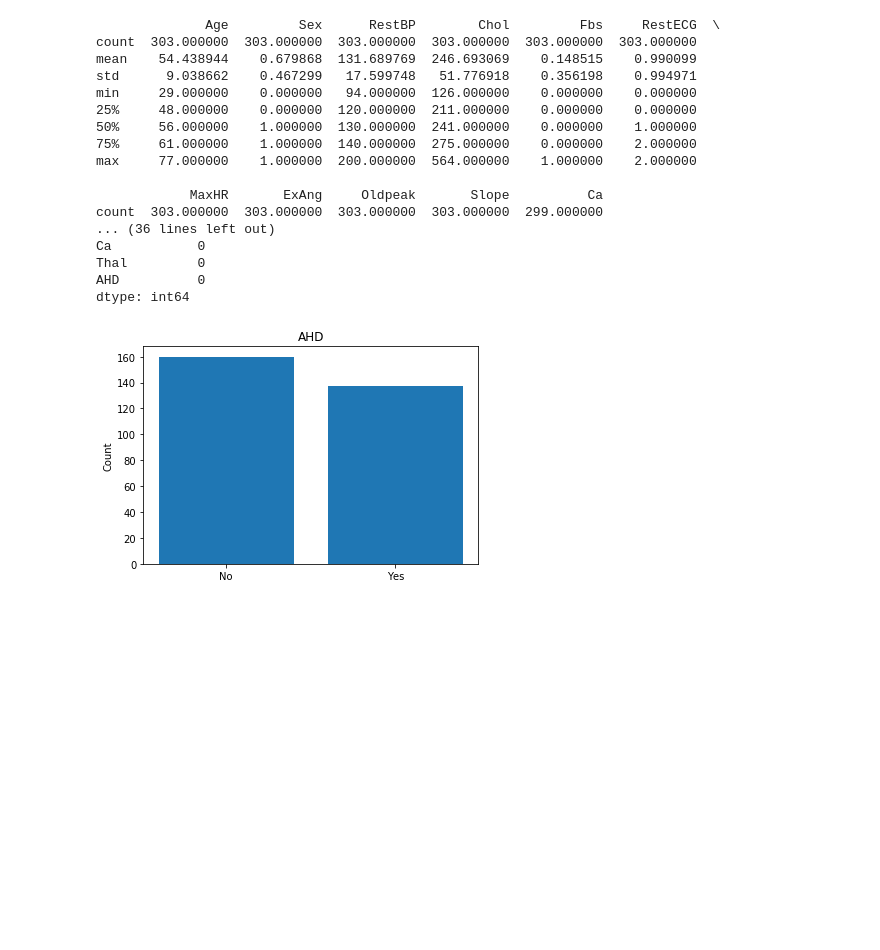
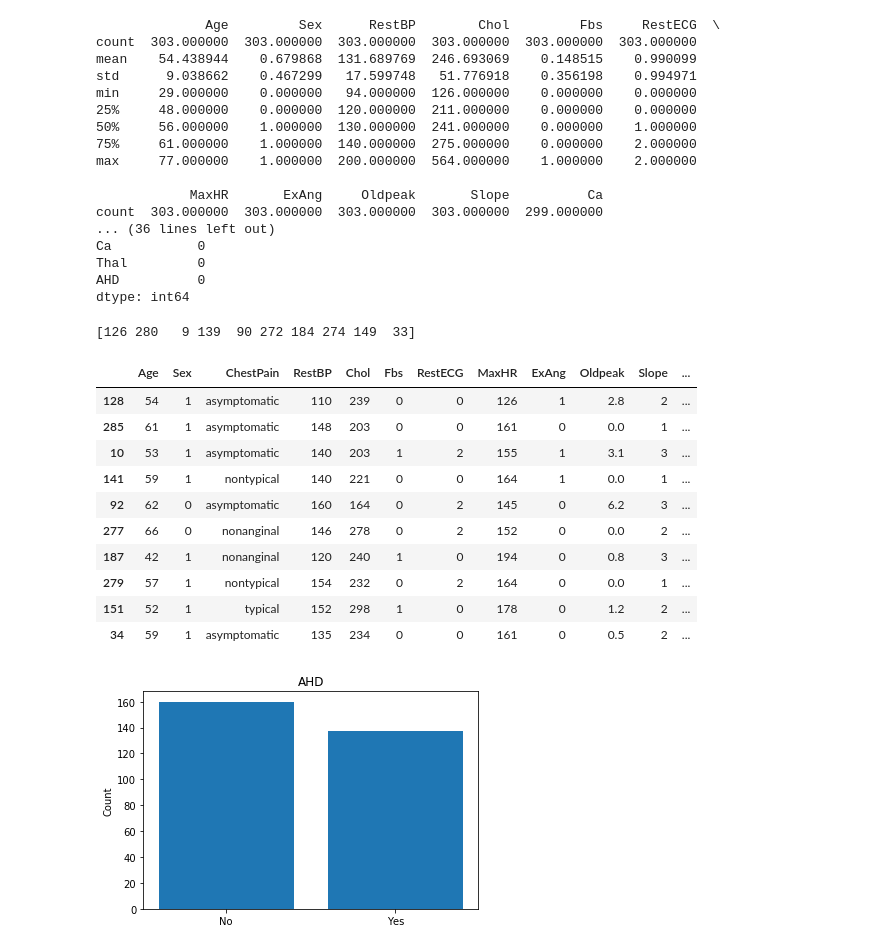
Before and after one commit to geugon/shared_pieces, a Jupyter notebook: Heart.ipynb, the cells around one changed output. Saved outputs shown, nothing was run; the diff lists cells and outputs as text; code cells hidden in the pictures; blank space fills up the shorter version.

```diff
--- a/Heart.ipynb
+++ b/Heart.ipynb
@@ -51,6 +51,24 @@ def col_count_plot(col):
     plt.xticks(pos, names)
     plt.ylabel('Count')
     plt.title(col)
+# %%
+new_index = np.random.permutation(len(raw_df))
+subset = new_index[:10]
+print(subset)
+raw_df.iloc[subset,:]
+# %% [output]
+[126 280   9 139  90 272 184 274 149  33]
+|  | Age | Sex | ChestPain | RestBP | Chol | Fbs | RestECG | MaxHR | ExAng | Oldpeak | Slope | ... |
+| 128 | 54 | 1 | asymptomatic | 110 | 239 | 0 | 0 | 126 | 1 | 2.8 | 2 | ... |
+| 285 | 61 | 1 | asymptomatic | 148 | 203 | 0 | 0 | 161 | 0 | 0.0 | 1 | ... |
+| 10 | 53 | 1 | asymptomatic | 140 | 203 | 1 | 2 | 155 | 1 | 3.1 | 3 | ... |
+| 141 | 59 | 1 | nontypical | 140 | 221 | 0 | 0 | 164 | 1 | 0.0 | 1 | ... |
+| 92 | 62 | 0 | asymptomatic | 160 | 164 | 0 | 2 | 145 | 0 | 6.2 | 3 | ... |
+| 277 | 66 | 0 | nonanginal | 146 | 278 | 0 | 2 | 152 | 0 | 0.0 | 2 | ... |
+| 187 | 42 | 1 | nonanginal | 120 | 240 | 1 | 0 | 194 | 0 | 0.8 | 3 | ... |
+| 279 | 57 | 1 | nontypical | 154 | 232 | 0 | 2 | 164 | 0 | 0.0 | 1 | ... |
+| 151 | 52 | 1 | typical | 152 | 298 | 1 | 0 | 178 | 0 | 1.2 | 2 | ... |
+| 34 | 59 | 1 | asymptomatic | 135 | 234 | 0 | 0 | 161 | 0 | 0.5 | 2 | ... |
 # %%
 col_count_plot('AHD')
 # %% [output]
```
Also changed, not shown: parts of 5 cells of this notebook, 1 other file.
